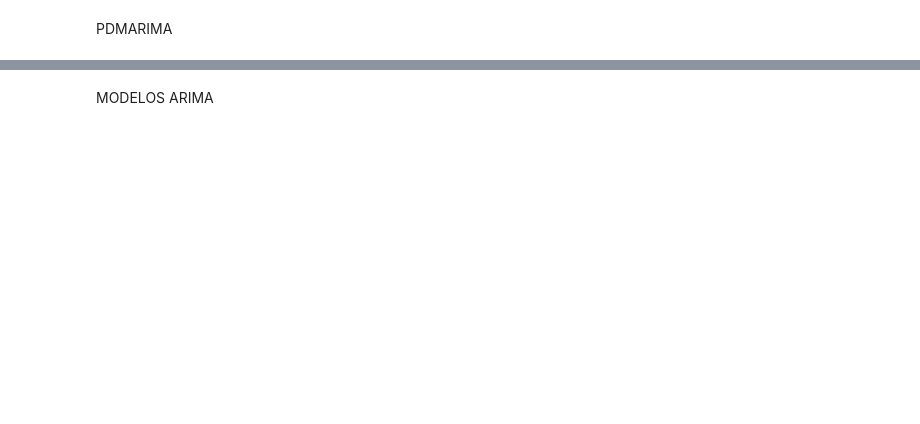
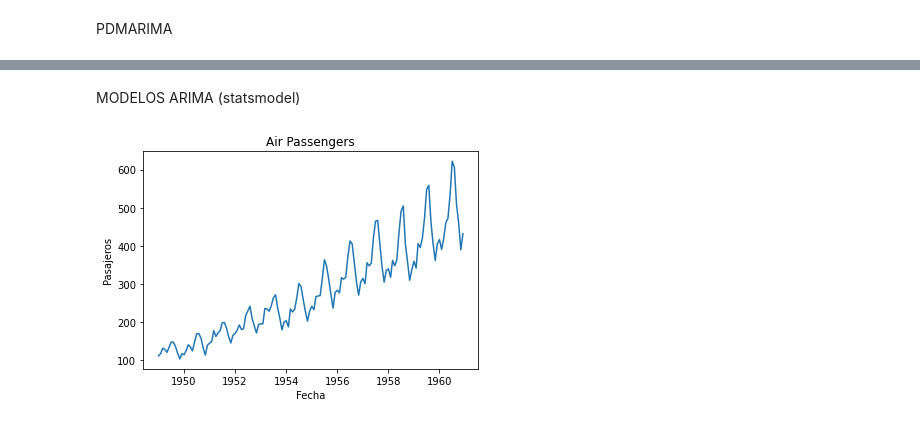
Before and after one commit to davidraamirez/drift-detection_data-augmentation, a Jupyter notebook: Modelos_prediccion/Modelos_autorregresivos.ipynb, the cells around one changed output, grey strips where cells are left out. Cells and saved outputs as stored; diff of their text form; code cells hidden in the pictures; blank space fills up the shorter version.

```diff
--- a/Modelos_prediccion/Modelos_autorregresivos.ipynb
+++ b/Modelos_prediccion/Modelos_autorregresivos.ipynb
@@ -210,2 +204,2 @@ TypeError: Expected index of type <class 'pandas.core.indexes.datetimes.Datetime
 # %% [markdown]
-MODELOS ARIMA
+MODELOS ARIMA (statsmodel)
@@ -211,0 +211,11 @@ MODELOS ARIMA
+# %%
+air_passengers = pd.read_csv('https://raw.githubusercontent.com/selva86/datasets/master/AirPassengers.csv', parse_dates=['date'])
+air_passengers.set_index('date', inplace=True)
+# %%
+plt.plot(air_passengers)
+plt.title('Air Passengers')
+plt.xlabel('Fecha')
+plt.ylabel('Pasajeros')
+plt.show()
+# %% [output]
+[figure, added]
```
Also changed, not shown: parts of 34 cells of this notebook, 1 other file.
